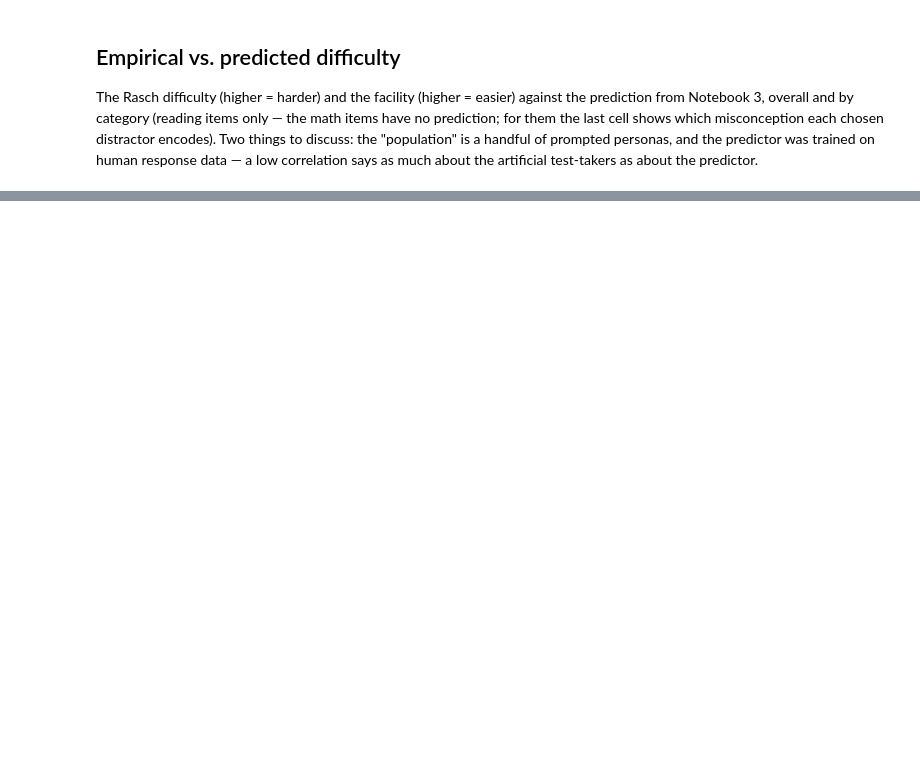
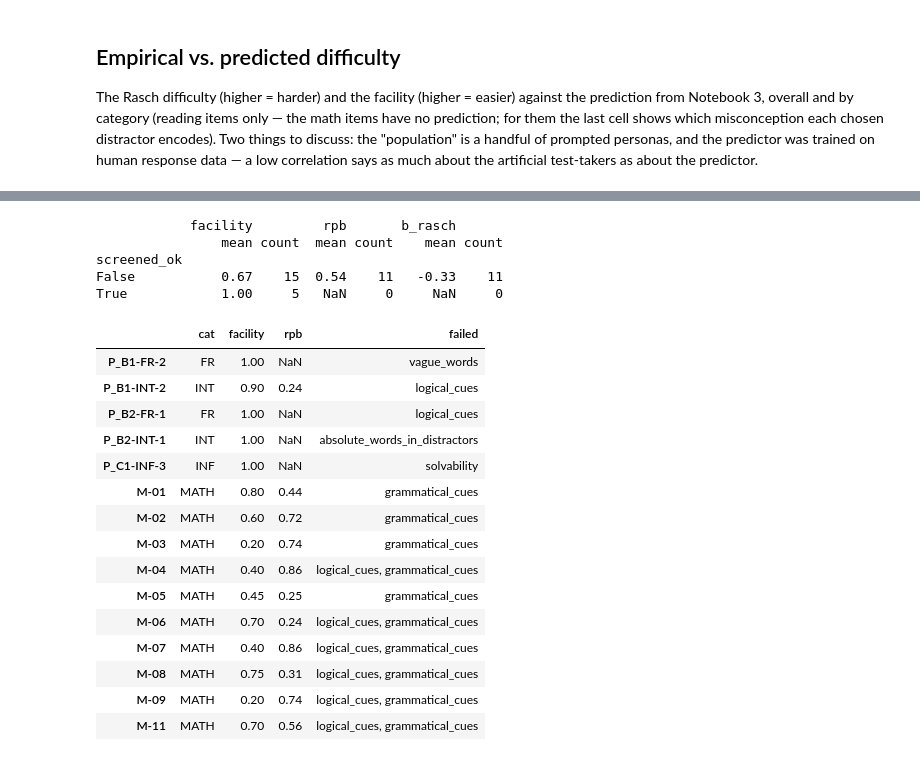
Before and after one commit to RDebelak/tuebingen-aig-fall-school, a Jupyter notebook: fallschool_04_artificial_test_takers.ipynb, the cells around one changed output, grey strips where cells are left out. Drawn from its saved outputs; the diff is of its cells as text; code cells hidden in the pictures; blank space fills up the shorter version.

Commit message:
Update Notebook Day 4

```diff
--- a/fallschool_04_artificial_test_takers.ipynb
+++ b/fallschool_04_artificial_test_takers.ipynb
@@ -291,8 +306,7 @@ for level, seed in test_takers:
 responses = {f"{level}-{seed}": {} for level, seed in test_takers}      # test-taker -> item id -> letter
 for (taker, block), call, reply in zip(who, calls, ask_many(calls)):
     if len(reply.answers) != len(block["items"]):                     # wrong number of letters: ask once more, explicitly
-        reply = ask(call["system"], call["user"] + f"\n\nReturn exactly {len(block['items'])} letters, one per question.",
-                    schema=Answers, temperature=1.0, seed=call["seed"])
+        reply = ask(**{**call, "user": call["user"] + f"\n\nReturn exactly {len(block['items'])} letters, one per question."})
     letters = [str(a).strip().upper()[:1] for a in reply.answers]
     if len(letters) != len(block["items"]):
         print(f"warning: {taker} returned {len(letters)} answers for {len(block['items'])} items in {block['passage']}")
@@ -487,0 +667,41 @@ print("saved day2_analysis.json")
+# %%
+PASS = 7                                                     # the threshold used in Notebook 3
+
+
+def failed_checks(item):
+    s = item.get("screening", {})
+    out = list(s.get("rule_fails", []))
+    for k, v in s.items():
+        if isinstance(v, bool) or not isinstance(v, (int, float)):
+            continue
+        if (k == "max_defensible" and v >= PASS) or (k != "max_defensible" and v < PASS):
+            out.append(k)
+    return out
+
+
+print(stats.groupby("screened_ok")[["facility", "rpb", "b_rasch"]].agg(["mean", "count"]).round(2), "\n")
+flagged = stats[stats["screened_ok"] == False]
+pd.DataFrame({"cat": flagged["cat"], "facility": flagged["facility"].round(2), "rpb": flagged["rpb"].round(2),
+              "failed": [", ".join(failed_checks(by_id[i])) for i in flagged.index]})
+# %% [output]
+            facility         rpb       b_rasch
+                mean count  mean count    mean count
+screened_ok
+False           0.67    15  0.54    11   -0.33    11
+True            1.00     5   NaN     0     NaN     0
+|  | cat | facility | rpb | failed |
+| P_B1-FR-2 | FR | 1.00 | NaN | vague_words |
+| P_B1-INT-2 | INT | 0.90 | 0.24 | logical_cues |
+| P_B2-FR-1 | FR | 1.00 | NaN | logical_cues |
+| P_B2-INT-1 | INT | 1.00 | NaN | absolute_words_in_distractors |
+| P_C1-INF-3 | INF | 1.00 | NaN | solvability |
+| M-01 | MATH | 0.80 | 0.44 | grammatical_cues |
+| M-02 | MATH | 0.60 | 0.72 | grammatical_cues |
+| M-03 | MATH | 0.20 | 0.74 | grammatical_cues |
+| M-04 | MATH | 0.40 | 0.86 | logical_cues, grammatical_cues |
+| M-05 | MATH | 0.45 | 0.25 | grammatical_cues |
+| M-06 | MATH | 0.70 | 0.24 | logical_cues, grammatical_cues |
+| M-07 | MATH | 0.40 | 0.86 | logical_cues, grammatical_cues |
+| M-08 | MATH | 0.75 | 0.31 | logical_cues, grammatical_cues |
+| M-09 | MATH | 0.20 | 0.74 | logical_cues, grammatical_cues |
+| M-11 | MATH | 0.70 | 0.56 | logical_cues, grammatical_cues |
```
Also changed, not shown: parts of 18 cells of this notebook, 4 other files.
